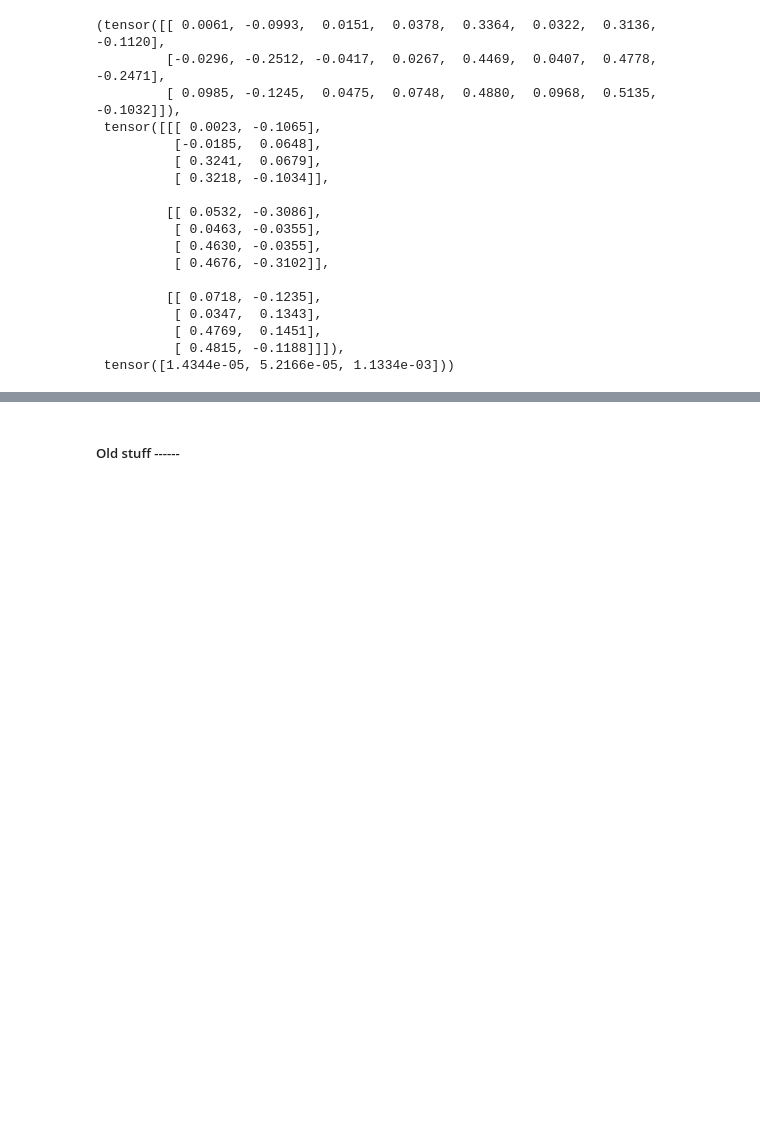
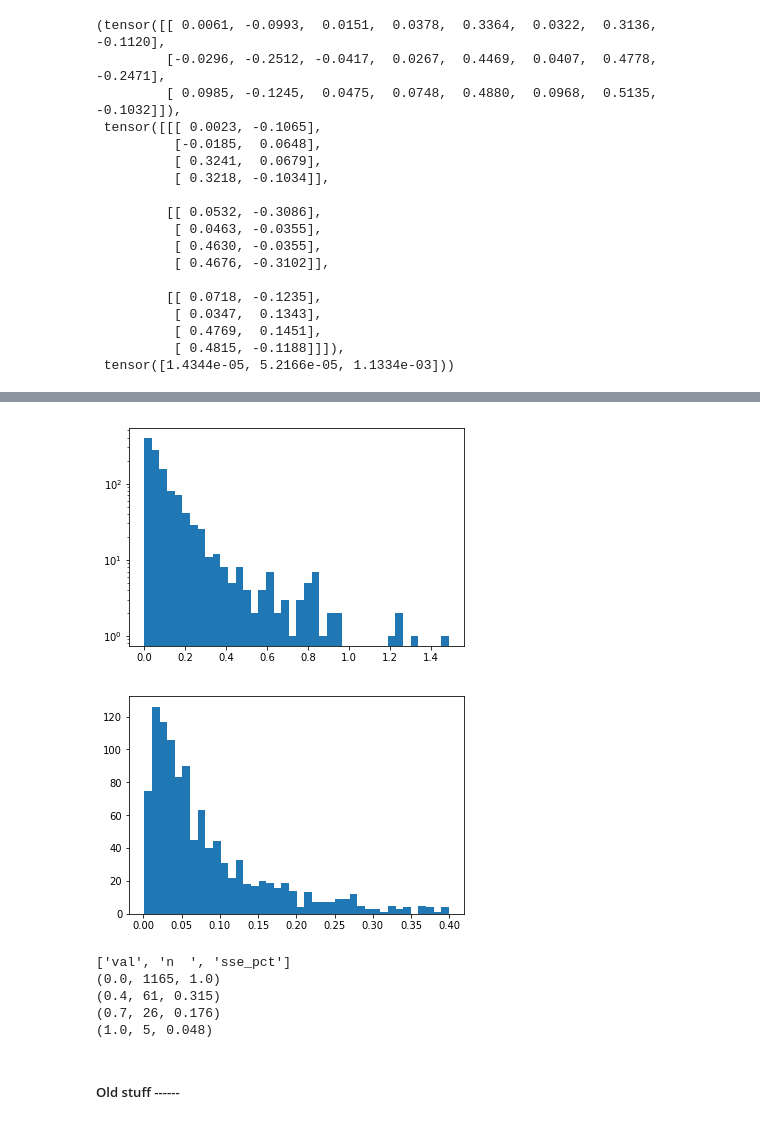
Before and after one commit to sutt/fastai-tmp, a Jupyter notebook: ap-5-model-err.ipynb, the cells around one changed output, grey strips where cells are left out. Drawn from its saved outputs; the diff is of its cells as text; code cells hidden in the pictures; blank space fills up the shorter version.

```diff
--- a/ap-5-model-err.ipynb
+++ b/ap-5-model-err.ipynb
@@ -129,0 +219,2 @@ loaded_preds[0][:3], loaded_preds[1][:3], loaded_preds[2][:3]
+# %%
+preds = loaded_preds
@@ -129,0 +229,5 @@ loaded_preds[0][:3], loaded_preds[1][:3], loaded_preds[2][:3]
+# %%
+# chaching!
+num_items = len(data_small.valid_dl.items)
+
+calc_loss(preds[0], preds[1]) / (num_items * 8)
@@ -129,0 +253,2 @@ loaded_preds[0][:3], loaded_preds[1][:3], loaded_preds[2][:3]
+# %%
+err_tbl = err_to_np(preds[2])
@@ -129,0 +273,4 @@ loaded_preds[0][:3], loaded_preds[1][:3], loaded_preds[2][:3]
+# %%
+# sum loss (of all coords) for each validation item
+valid_loss = [sum(err_tbl[i, :]) for i in range(num_items)]
+valid_loss[:3]
@@ -130,3 +307,32 @@ loaded_preds[0][:3], loaded_preds[1][:3], loaded_preds[2][:3]
+# %%
+_ = plt.hist(valid_loss, bins=40, log=True )
+plt.show()
+_ = plt.hist([e for e in valid_loss if e < 0.4], bins=40)
+# %% [output]
+[figure, added]
+[figure, added]
+# %%
+# how much of model err is impacted by outliers?
+# how many outliers are there?
+outlier_cutoff = [0.0, 0.4, 0.7, 1.0]
+ret = []
+
+sse_total = sum(valid_loss)
+
+for _cutoff in outlier_cutoff:
+    _losses = [e for e in valid_loss if e > _cutoff]
+    _n = len(_losses)
+    ret.append(
+        (_cutoff, _n, round(sum(_losses) / sse_total, 3))
+    )
+
+print(['val','n  ', 'sse_pct'], *ret, sep='\n')
+# %% [output]
+['val', 'n  ', 'sse_pct']
+(0.0, 1165, 1.0)
+(0.4, 61, 0.315)
+(0.7, 26, 0.176)
+(1.0, 5, 0.048)
 # %% [markdown]
 ##### Old stuff ------
 # %%
```
Also changed, not shown: parts of 27 cells of this notebook, 3 other files.
